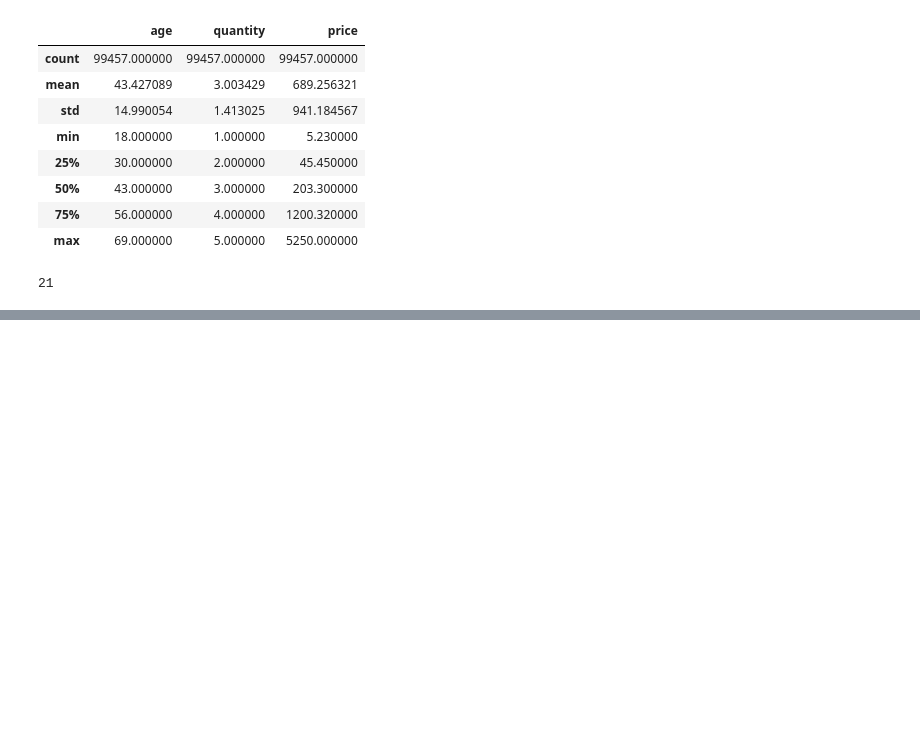
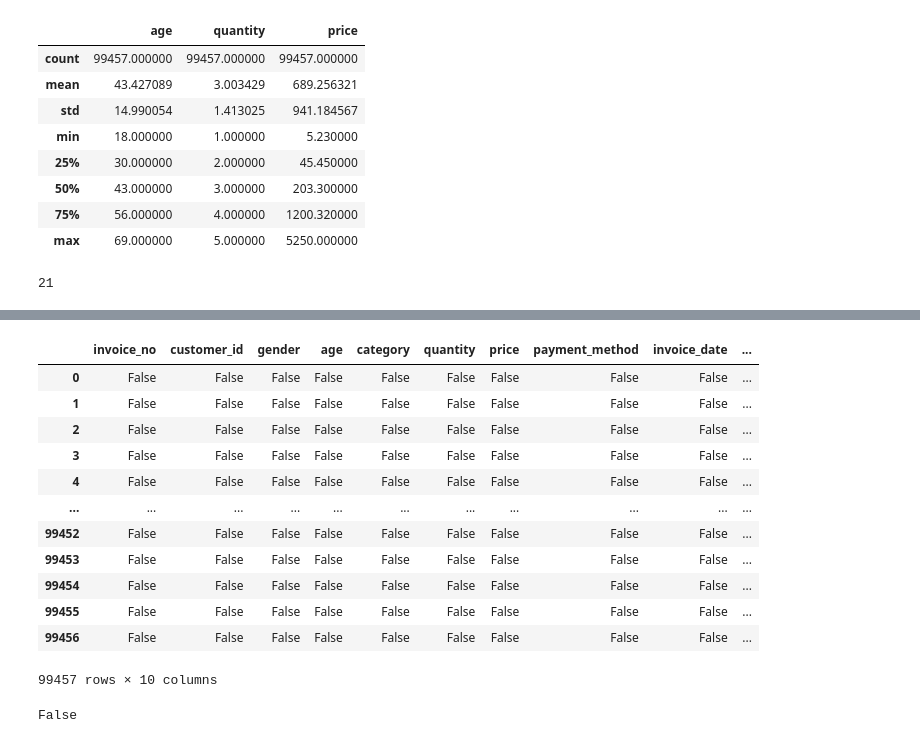
Before and after one commit to Dhinesh-Fedor/Python---Basics, a Jupyter notebook: Python_Basics_18(Data Wrangling with Pandas).ipynb, the cells around one changed output, grey strips where cells are left out. Saved outputs shown, nothing was run; the diff lists cells and outputs as text; code cells hidden in the pictures; blank space fills up the shorter version.

```diff
--- a/Python_Basics_18(Data Wrangling with Pandas).ipynb
+++ b/Python_Basics_18(Data Wrangling with Pandas).ipynb
@@ -241,0 +302,22 @@ ds['age'].iloc[1]
+# %%
+#Handling Missing Values
+
+ds.isnull()
+# %% [output]
+|  | invoice_no | customer_id | gender | age | category | quantity | price | payment_method | invoice_date | ... |
+| 0 | False | False | False | False | False | False | False | False | False | ... |
+| 1 | False | False | False | False | False | False | False | False | False | ... |
+| 2 | False | False | False | False | False | False | False | False | False | ... |
+| 3 | False | False | False | False | False | False | False | False | False | ... |
+| 4 | False | False | False | False | False | False | False | False | False | ... |
+| ... | ... | ... | ... | ... | ... | ... | ... | ... | ... | ... |
+| 99452 | False | False | False | False | False | False | False | False | False | ... |
+| 99453 | False | False | False | False | False | False | False | False | False | ... |
+| 99454 | False | False | False | False | False | False | False | False | False | ... |
+| 99455 | False | False | False | False | False | False | False | False | False | ... |
+| 99456 | False | False | False | False | False | False | False | False | False | ... |
+99457 rows × 10 columns
+# %%
+ds.isnull().values.any()
+# %% [output]
+False
```
Also changed, not shown: parts of 6 cells of this notebook.
